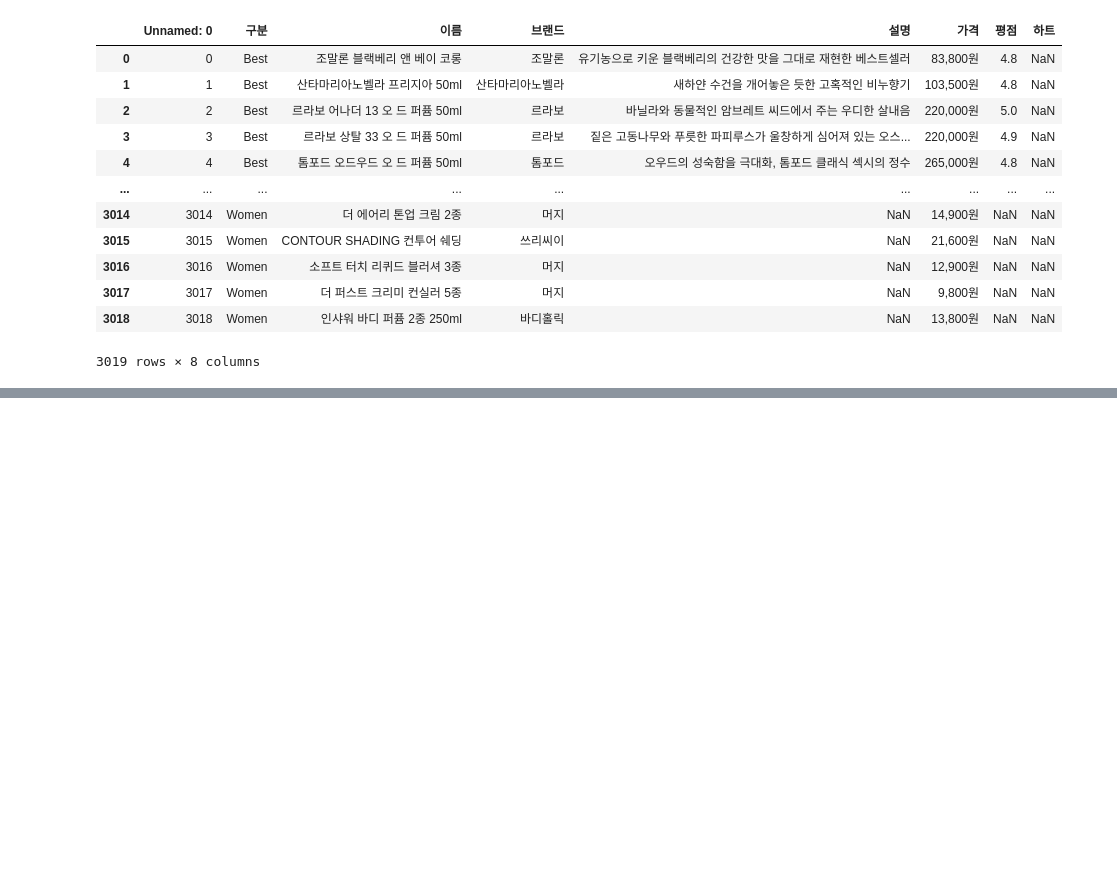
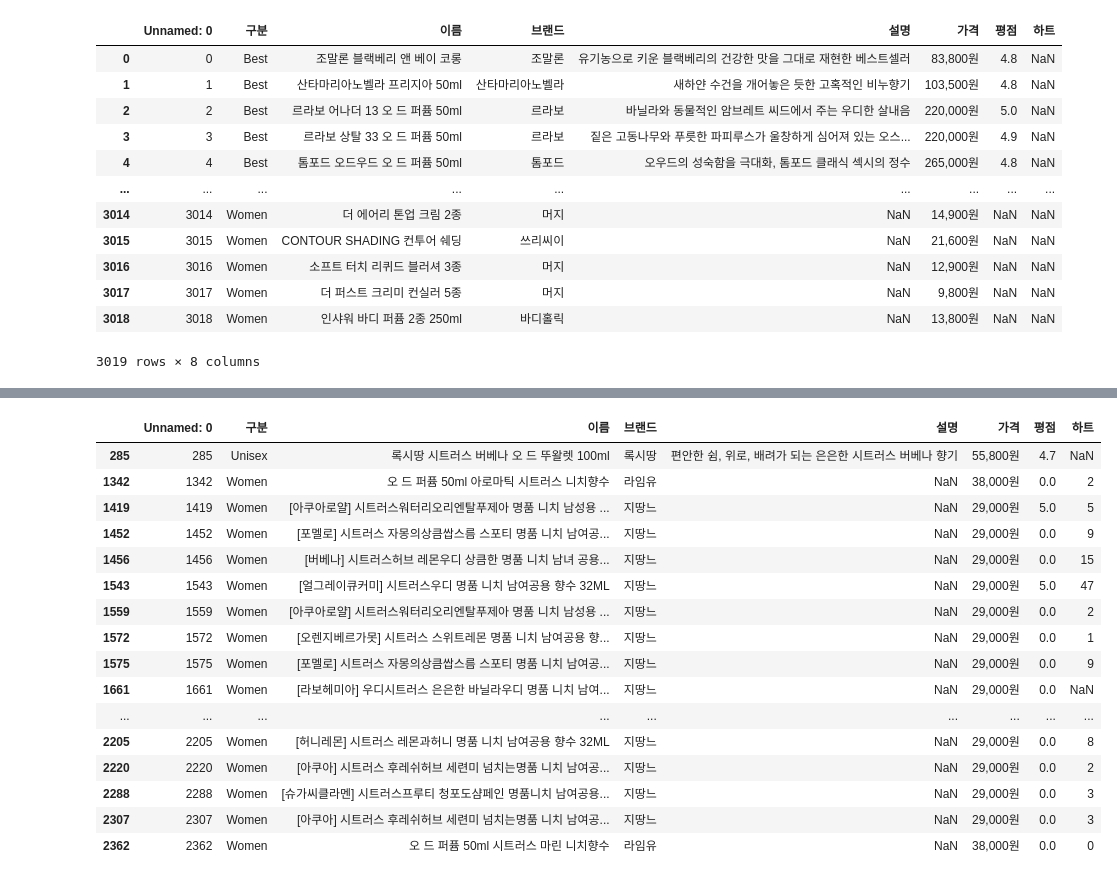
Before and after one commit to JJongSSu/Study, a Jupyter notebook: Teamproject/first/3일차/mbti_perfume.ipynb, the cells around one changed output, grey strips where cells are left out. Drawn from its saved outputs; the diff is of its cells as text; code cells hidden in the pictures; blank space fills up the shorter version.

```diff
--- a/Teamproject/first/3일차/mbti_perfume.ipynb
+++ b/Teamproject/first/3일차/mbti_perfume.ipynb
@@ -36,0 +57,20 @@ data
+# %%
+data.loc[data.이름.str.contains('시트러스')]
+# %% [output]
+|  | Unnamed: 0 | 구분 | 이름 | 브랜드 | 설명 | 가격 | 평점 | 하트 |
+| 285 | 285 | Unisex | 록시땅 시트러스 버베나 오 드 뚜왈렛 100ml | 록시땅 | 편안한 쉼, 위로, 배려가 되는 은은한 시트러스 버베나 향기 | 55,800원 | 4.7 | NaN |
+| 1342 | 1342 | Women | 오 드 퍼퓸 50ml 아로마틱 시트러스 니치향수 | 라임유 | NaN | 38,000원 | 0.0 | 2 |
+| 1419 | 1419 | Women | [아쿠아로얄] 시트러스워터리오리엔탈푸제아 명품 니치 남성용 ... | 지땅느 | NaN | 29,000원 | 5.0 | 5 |
+| 1452 | 1452 | Women | [포멜로] 시트러스 자몽의상큼쌉스름 스포티 명품 니치 남여공... | 지땅느 | NaN | 29,000원 | 0.0 | 9 |
+| 1456 | 1456 | Women | [버베나] 시트러스허브 레몬우디 상큼한 명품 니치 남녀 공용... | 지땅느 | NaN | 29,000원 | 0.0 | 15 |
+| 1543 | 1543 | Women | [얼그레이큐커미] 시트러스우디 명품 니치 남여공용 향수 32ML | 지땅느 | NaN | 29,000원 | 5.0 | 47 |
+| 1559 | 1559 | Women | [아쿠아로얄] 시트러스워터리오리엔탈푸제아 명품 니치 남성용 ... | 지땅느 | NaN | 29,000원 | 0.0 | 2 |
+| 1572 | 1572 | Women | [오렌지베르가못] 시트러스 스위트레몬 명품 니치 남여공용 향... | 지땅느 | NaN | 29,000원 | 0.0 | 1 |
+| 1575 | 1575 | Women | [포멜로] 시트러스 자몽의상큼쌉스름 스포티 명품 니치 남여공... | 지땅느 | NaN | 29,000원 | 0.0 | 9 |
+| 1661 | 1661 | Women | [라보헤미아] 우디시트러스 은은한 바닐라우디 명품 니치 남여... | 지땅느 | NaN | 29,000원 | 0.0 | NaN |
+| ... | ... | ... | ... | ... | ... | ... | ... | ... |
+| 2205 | 2205 | Women | [허니레몬] 시트러스 레몬과허니 명품 니치 남여공용 향수 32ML | 지땅느 | NaN | 29,000원 | 0.0 | 8 |
+| 2220 | 2220 | Women | [아쿠아] 시트러스 후레쉬허브 세련미 넘치는명품 니치 남여공... | 지땅느 | NaN | 29,000원 | 0.0 | 2 |
+| 2288 | 2288 | Women | [슈가씨클라멘] 시트러스프루티 청포도샴페인 명품니치 남여공용... | 지땅느 | NaN | 29,000원 | 0.0 | 3 |
+| 2307 | 2307 | Women | [아쿠아] 시트러스 후레쉬허브 세련미 넘치는명품 니치 남여공... | 지땅느 | NaN | 29,000원 | 0.0 | 3 |
+| 2362 | 2362 | Women | 오 드 퍼퓸 50ml 시트러스 마린 니치향수 | 라임유 | NaN | 38,000원 | 0.0 | 0 |
```
Also changed, not shown: parts of 1 cell of this notebook, 11 other files.
